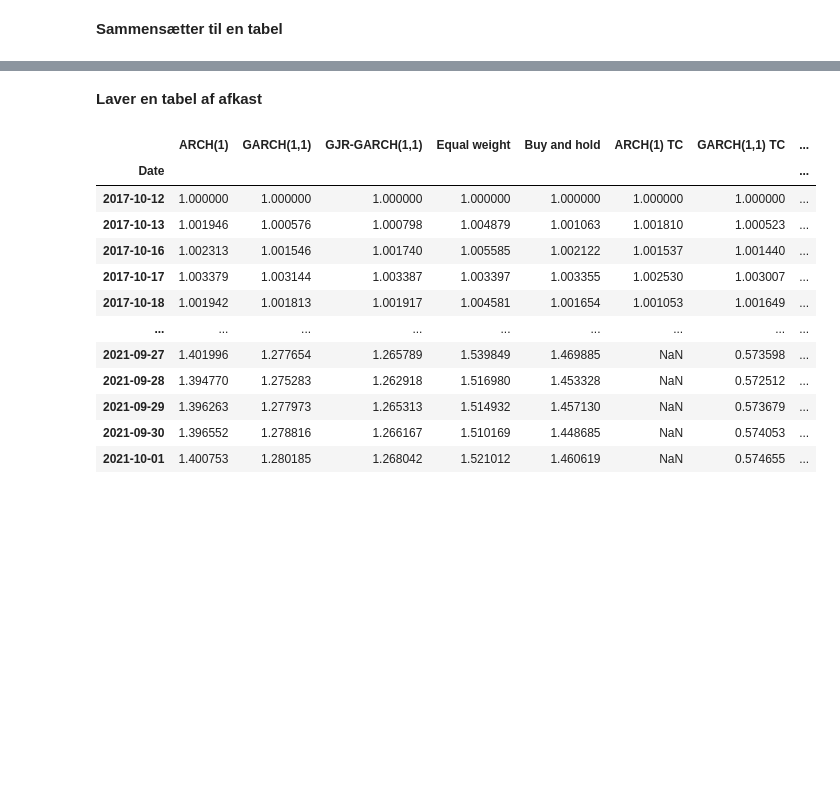
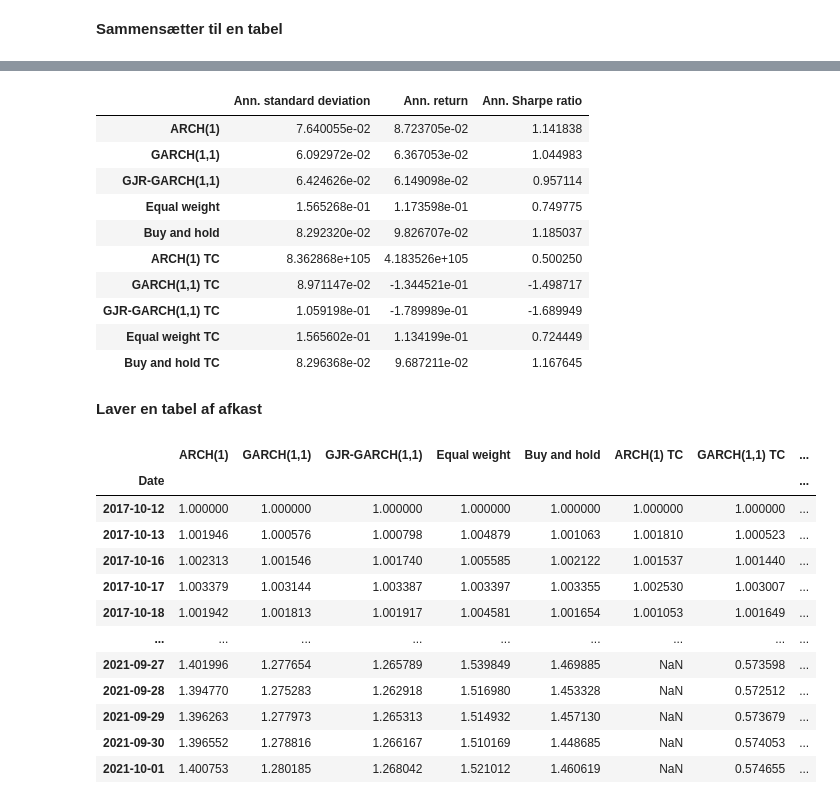
Before and after one commit to neriksen/thesis, a Jupyter notebook: backtesting/backtesting_graphs.ipynb, the cells around one changed output, grey strips where cells are left out. Cells and saved outputs as stored; diff of their text form; code cells hidden in the pictures; blank space fills up the shorter version.

```diff
--- a/backtesting/backtesting_graphs.ipynb
+++ b/backtesting/backtesting_graphs.ipynb
@@ -104,5 +104,19 @@ Buy and hold TC   &             8.296388e-02 &   9.687292e-02 &           1.1676
 \bottomrule
 \end{tabular}
+# %%
+perf_table
+# %% [output]
+|  | Ann. standard deviation | Ann. return | Ann. Sharpe ratio |
+| ARCH(1) | 7.640055e-02 | 8.723705e-02 | 1.141838 |
+| GARCH(1,1) | 6.092972e-02 | 6.367053e-02 | 1.044983 |
+| GJR-GARCH(1,1) | 6.424626e-02 | 6.149098e-02 | 0.957114 |
+| Equal weight | 1.565268e-01 | 1.173598e-01 | 0.749775 |
+| Buy and hold | 8.292320e-02 | 9.826707e-02 | 1.185037 |
+| ARCH(1) TC | 8.362868e+105 | 4.183526e+105 | 0.500250 |
+| GARCH(1,1) TC | 8.971147e-02 | -1.344521e-01 | -1.498717 |
+| GJR-GARCH(1,1) TC | 1.059198e-01 | -1.789989e-01 | -1.689949 |
+| Equal weight TC | 1.565602e-01 | 1.134199e-01 | 0.724449 |
+| Buy and hold TC | 8.296368e-02 | 9.687211e-02 | 1.167645 |
 # %% [markdown]
 **Laver en tabel af afkast**
 # %%
```
Also changed, not shown: parts of 7 cells of this notebook.
